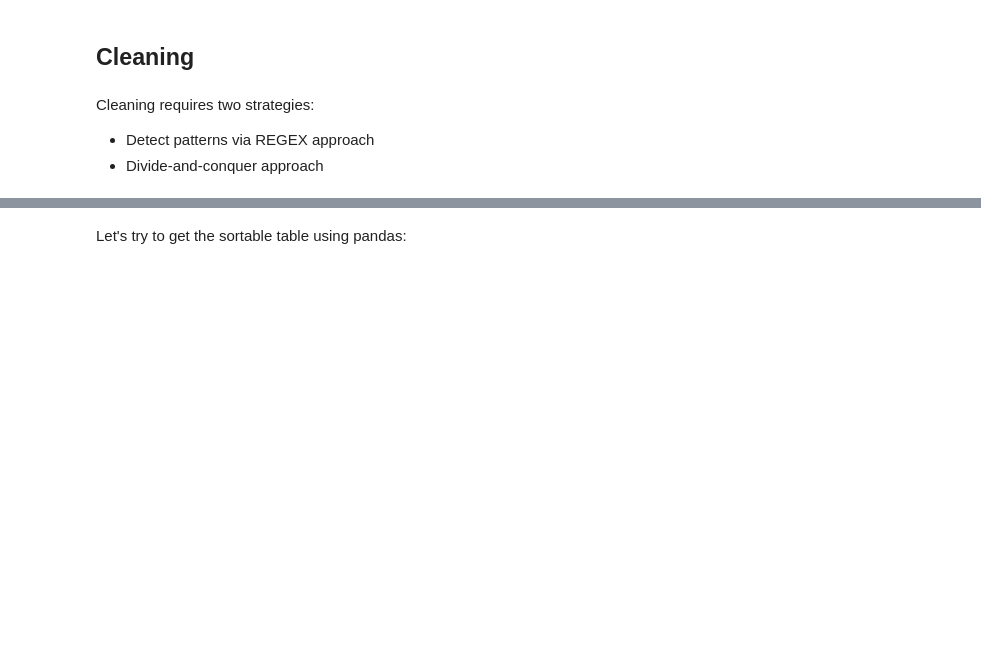
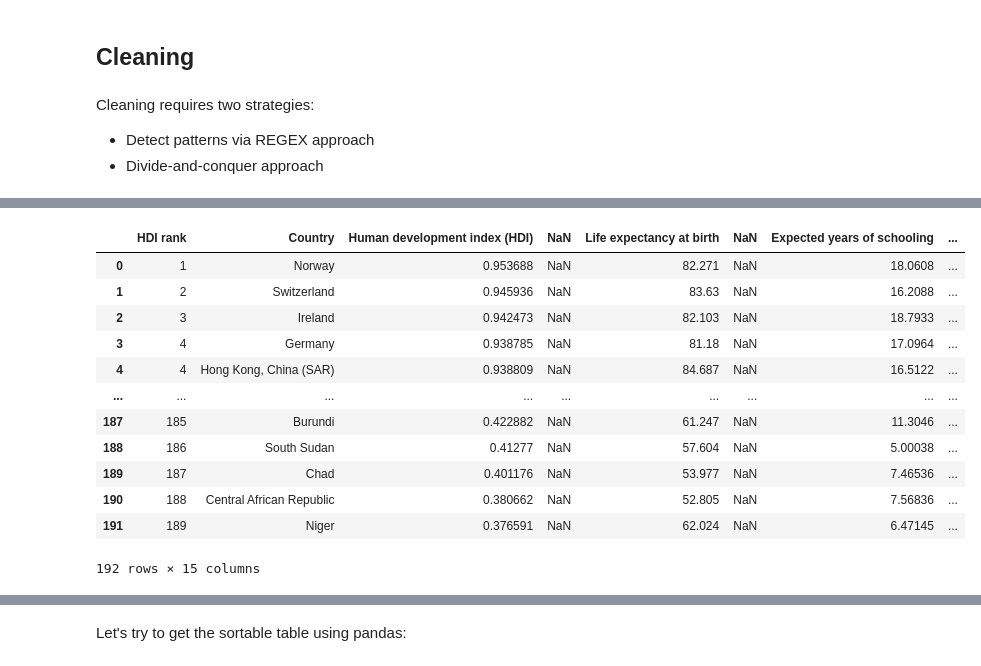
Before and after one commit to eScienceWinterSchool/PythonSession, a Jupyter notebook: index.ipynb, the cells around one changed output, grey strips where cells are left out. Drawn from its saved outputs; the diff is of its cells as text; code cells hidden in the pictures; blank space fills up the shorter version.

```diff
--- a/index.ipynb
+++ b/index.ipynb
@@ -412,0 +526,17 @@ Cleaning requires two strategies:
+# %%
+# deleting: preview
+hdi.drop(index=range(192,262),axis=0)
+# %% [output]
+|  | HDI rank | Country | Human development index (HDI) | NaN | Life expectancy at birth | NaN | Expected years of schooling | ... |
+| 0 | 1 | Norway | 0.953688 | NaN | 82.271 | NaN | 18.0608 | ... |
+| 1 | 2 | Switzerland | 0.945936 | NaN | 83.63 | NaN | 16.2088 | ... |
+| 2 | 3 | Ireland | 0.942473 | NaN | 82.103 | NaN | 18.7933 | ... |
+| 3 | 4 | Germany | 0.938785 | NaN | 81.18 | NaN | 17.0964 | ... |
+| 4 | 4 | Hong Kong, China (SAR) | 0.938809 | NaN | 84.687 | NaN | 16.5122 | ... |
+| ... | ... | ... | ... | ... | ... | ... | ... | ... |
+| 187 | 185 | Burundi | 0.422882 | NaN | 61.247 | NaN | 11.3046 | ... |
+| 188 | 186 | South Sudan | 0.41277 | NaN | 57.604 | NaN | 5.00038 | ... |
+| 189 | 187 | Chad | 0.401176 | NaN | 53.977 | NaN | 7.46536 | ... |
+| 190 | 188 | Central African Republic | 0.380662 | NaN | 52.805 | NaN | 7.56836 | ... |
+| 191 | 189 | Niger | 0.376591 | NaN | 62.024 | NaN | 6.47145 | ... |
+192 rows × 15 columns
```
Also changed, not shown: parts of 19 cells of this notebook.
